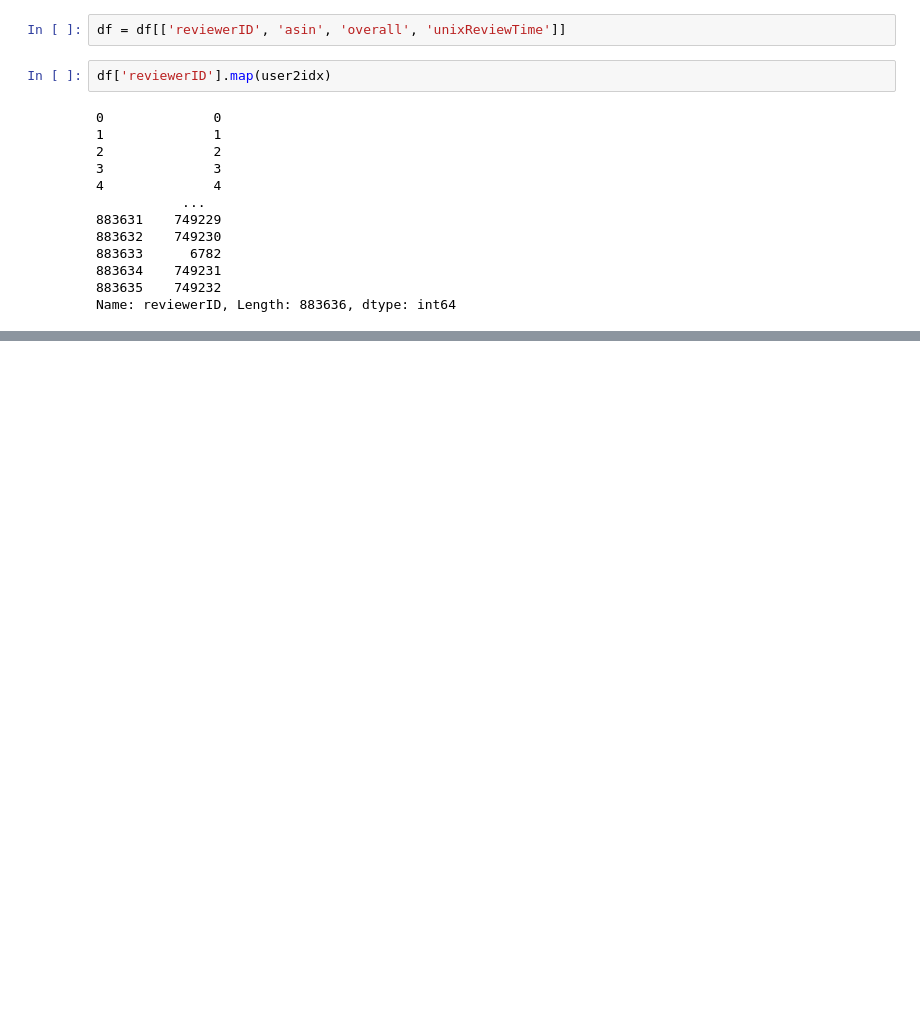
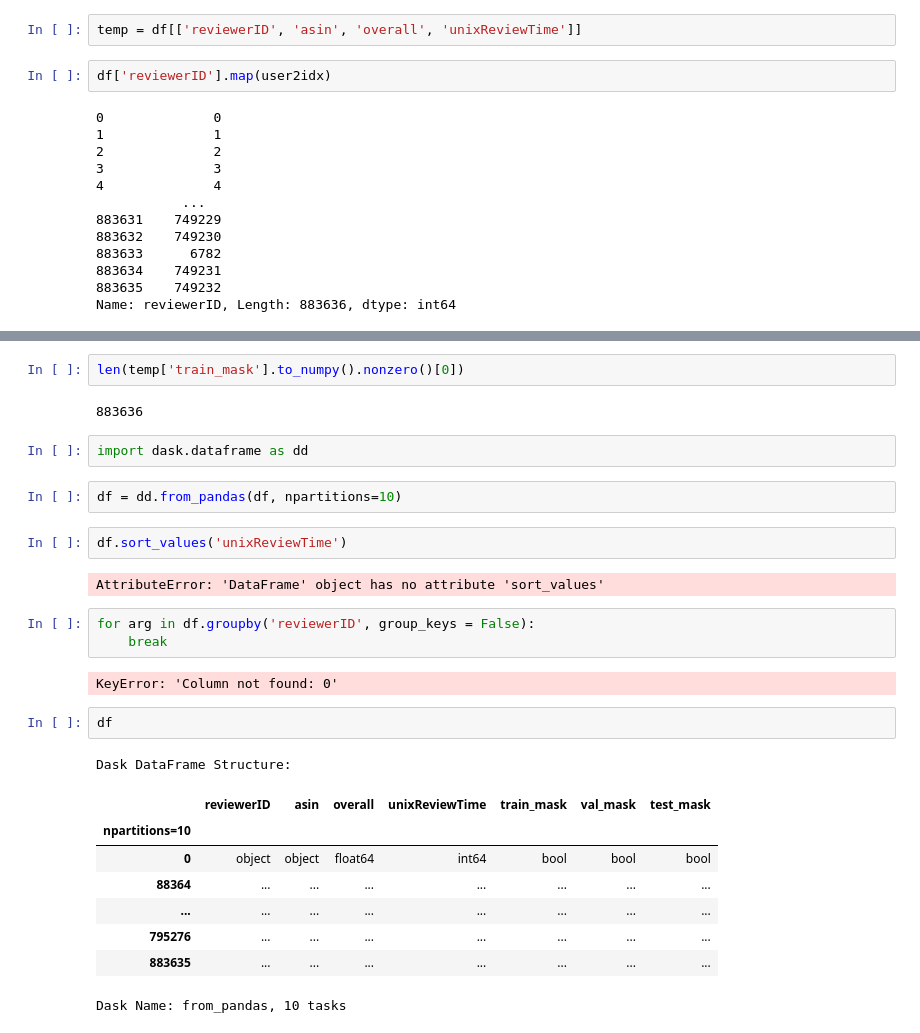
Before and after one commit to jinseo-ok/Graph-Seminar, a Jupyter notebook: Code/Untitled.ipynb, the cells around one changed output, grey strips where cells are left out. Saved outputs shown, nothing was run; the diff lists cells and outputs as text; blank space fills up the shorter version.

```diff
--- a/Code/Untitled.ipynb
+++ b/Code/Untitled.ipynb
@@ -410,7 +410,7 @@ meta.loc[meta['asin'].duplicated(keep = 'first')].sort_values('asin')
 | 169249 | B01ESQY6YC | 722,774inClothing,ShoesJewelry( |
 186194 rows × 2 columns
 # %%
-df = df[['reviewerID', 'asin', 'overall', 'unixReviewTime']]
+temp = df[['reviewerID', 'asin', 'overall', 'unixReviewTime']]
 # %%
 df['reviewerID'].map(user2idx)
 # %% [output]
@@ -432,0 +464,29 @@ NameError: name 'item2idx' is not defined
+# %%
+len(temp['train_mask'].to_numpy().nonzero()[0])
+# %% [output]
+883636
+# %%
+import dask.dataframe as dd
+# %%
+df = dd.from_pandas(df, npartitions=10)
+# %%
+df.sort_values('unixReviewTime')
+# %% [output]
+AttributeError: 'DataFrame' object has no attribute 'sort_values'
+# %%
+for arg in df.groupby('reviewerID', group_keys = False):
+    break
+# %% [output]
+KeyError: 'Column not found: 0'
+# %%
+df
+# %% [output]
+Dask DataFrame Structure:
+|  | reviewerID | asin | overall | unixReviewTime | train_mask | val_mask | test_mask |
+| npartitions=10 |  |  |  |  |  |  |  |
+| 0 | object | object | float64 | int64 | bool | bool | bool |
+| 88364 | ... | ... | ... | ... | ... | ... | ... |
+| ... | ... | ... | ... | ... | ... | ... | ... |
+| 795276 | ... | ... | ... | ... | ... | ... | ... |
+| 883635 | ... | ... | ... | ... | ... | ... | ... |
+Dask Name: from_pandas, 10 tasks
```
Also changed, not shown: parts of 3 cells of this notebook, 1 other file.
